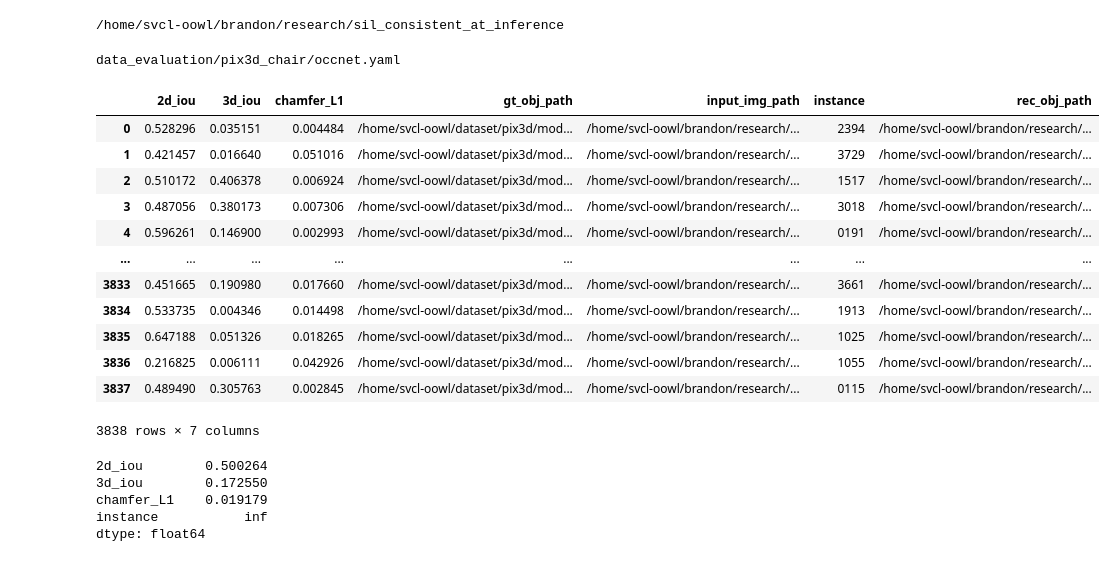
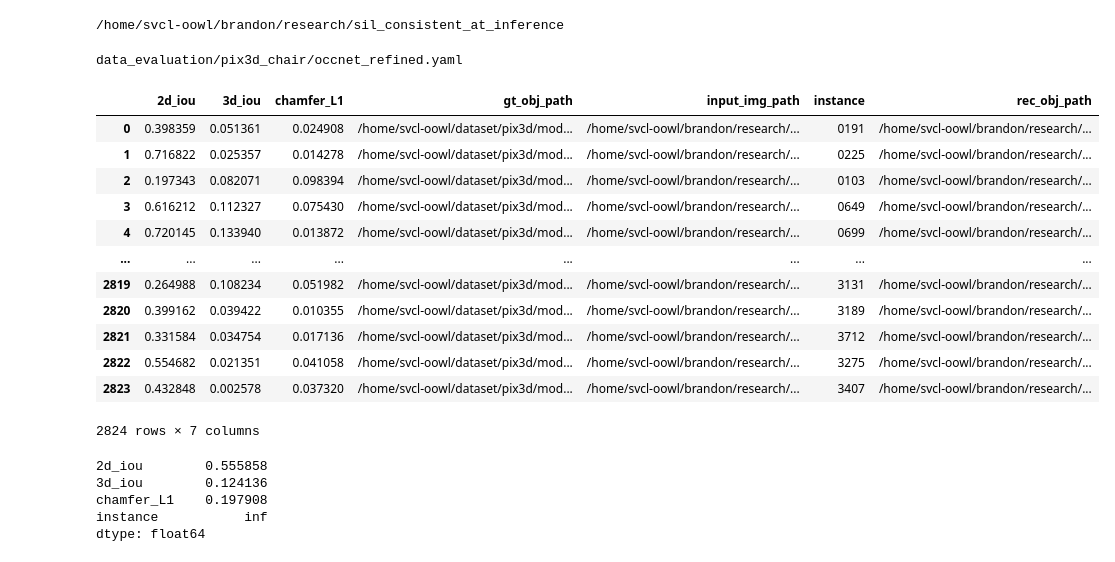
Before and after one commit to b7leung/sil_consistent_at_inference, a Jupyter notebook: notebooks/check evaluations.ipynb, the cells around one changed output. Cells and saved outputs as stored; diff of their text form; code cells hidden in the pictures.

```diff
--- a/notebooks/check evaluations.ipynb
+++ b/notebooks/check evaluations.ipynb
@@ -35,31 +35,33 @@ from utils import utils
 from utils import eval_utils
 import deformation.losses as def_losses
 # %%
-evaluation_yaml_path = "data_evaluation/pix3d_chair/occnet.yaml"
 #evaluation_yaml_path = "data_evaluation/shapenet_chair/occnet.yaml"
-#evaluation_yaml_path = "data_evaluation/pix3d_chair/occnet_uda.yaml"
+#evaluation_yaml_path = "data_evaluation/shapenet_chair/occnet_refined.yaml"
+
+evaluation_yaml_path = "data_evaluation/pix3d_chair/occnet_refined.yaml"
+#evaluation_yaml_path = "data_evaluation/pix3d_chair/occnet.yaml"
 
 results_df = pd.read_pickle(evaluation_yaml_path.replace(".yaml","_eval_results.pkl"))
 print(evaluation_yaml_path)
 display(results_df)
 print(results_df.mean())
 # %% [output]
-data_evaluation/pix3d_chair/occnet.yaml
+data_evaluation/pix3d_chair/occnet_refined.yaml
 |  | 2d_iou | 3d_iou | chamfer_L1 | gt_obj_path | input_img_path | instance | rec_obj_path |
-| 0 | 0.528296 | 0.035151 | 0.004484 | /home/svcl-oowl/dataset/pix3d/mod... | /home/svcl-oowl/brandon/research/... | 2394 | /home/svcl-oowl/brandon/research/... |
-| 1 | 0.421457 | 0.016640 | 0.051016 | /home/svcl-oowl/dataset/pix3d/mod... | /home/svcl-oowl/brandon/research/... | 3729 | /home/svcl-oowl/brandon/research/... |
-| 2 | 0.510172 | 0.406378 | 0.006924 | /home/svcl-oowl/dataset/pix3d/mod... | /home/svcl-oowl/brandon/research/... | 1517 | /home/svcl-oowl/brandon/research/... |
-| 3 | 0.487056 | 0.380173 | 0.007306 | /home/svcl-oowl/dataset/pix3d/mod... | /home/svcl-oowl/brandon/research/... | 3018 | /home/svcl-oowl/brandon/research/... |
-| 4 | 0.596261 | 0.146900 | 0.002993 | /home/svcl-oowl/dataset/pix3d/mod... | /home/svcl-oowl/brandon/research/... | 0191 | /home/svcl-oowl/brandon/research/... |
+| 0 | 0.398359 | 0.051361 | 0.024908 | /home/svcl-oowl/dataset/pix3d/mod... | /home/svcl-oowl/brandon/research/... | 0191 | /home/svcl-oowl/brandon/research/... |
+| 1 | 0.716822 | 0.025357 | 0.014278 | /home/svcl-oowl/dataset/pix3d/mod... | /home/svcl-oowl/brandon/research/... | 0225 | /home/svcl-oowl/brandon/research/... |
+| 2 | 0.197343 | 0.082071 | 0.098394 | /home/svcl-oowl/dataset/pix3d/mod... | /home/svcl-oowl/brandon/research/... | 0103 | /home/svcl-oowl/brandon/research/... |
+| 3 | 0.616212 | 0.112327 | 0.075430 | /home/svcl-oowl/dataset/pix3d/mod... | /home/svcl-oowl/brandon/research/... | 0649 | /home/svcl-oowl/brandon/research/... |
+| 4 | 0.720145 | 0.133940 | 0.013872 | /home/svcl-oowl/dataset/pix3d/mod... | /home/svcl-oowl/brandon/research/... | 0699 | /home/svcl-oowl/brandon/research/... |
 | ... | ... | ... | ... | ... | ... | ... | ... |
-| 3833 | 0.451665 | 0.190980 | 0.017660 | /home/svcl-oowl/dataset/pix3d/mod... | /home/svcl-oowl/brandon/research/... | 3661 | /home/svcl-oowl/brandon/research/... |
-| 3834 | 0.533735 | 0.004346 | 0.014498 | /home/svcl-oowl/dataset/pix3d/mod... | /home/svcl-oowl/brandon/research/... | 1913 | /home/svcl-oowl/brandon/research/... |
-| 3835 | 0.647188 | 0.051326 | 0.018265 | /home/svcl-oowl/dataset/pix3d/mod... | /home/svcl-oowl/brandon/research/... | 1025 | /home/svcl-oowl/brandon/research/... |
-| 3836 | 0.216825 | 0.006111 | 0.042926 | /home/svcl-oowl/dataset/pix3d/mod... | /home/svcl-oowl/brandon/research/... | 1055 | /home/svcl-oowl/brandon/research/... |
-| 3837 | 0.489490 | 0.305763 | 0.002845 | /home/svcl-oowl/dataset/pix3d/mod... | /home/svcl-oowl/brandon/research/... | 0115 | /home/svcl-oowl/brandon/research/... |
+| 2819 | 0.264988 | 0.108234 | 0.051982 | /home/svcl-oowl/dataset/pix3d/mod... | /home/svcl-oowl/brandon/research/... | 3131 | /home/svcl-oowl/brandon/research/... |
+| 2820 | 0.399162 | 0.039422 | 0.010355 | /home/svcl-oowl/dataset/pix3d/mod... | /home/svcl-oowl/brandon/research/... | 3189 | /home/svcl-oowl/brandon/research/... |
+| 2821 | 0.331584 | 0.034754 | 0.017136 | /home/svcl-oowl/dataset/pix3d/mod... | /home/svcl-oowl/brandon/research/... | 3712 | /home/svcl-oowl/brandon/research/... |
+| 2822 | 0.554682 | 0.021351 | 0.041058 | /home/svcl-oowl/dataset/pix3d/mod... | /home/svcl-oowl/brandon/research/... | 3275 | /home/svcl-oowl/brandon/research/... |
+| 2823 | 0.432848 | 0.002578 | 0.037320 | /home/svcl-oowl/dataset/pix3d/mod... | /home/svcl-oowl/brandon/research/... | 3407 | /home/svcl-oowl/brandon/research/... |
-3838 rows × 7 columns
+2824 rows × 7 columns
-2d_iou        0.500264
-3d_iou        0.172550
-chamfer_L1    0.019179
+2d_iou        0.555858
+3d_iou        0.124136
+chamfer_L1    0.197908
 instance           inf
 dtype: float64
```
Also changed, not shown: parts of 3 cells of this notebook, 9 other files.
